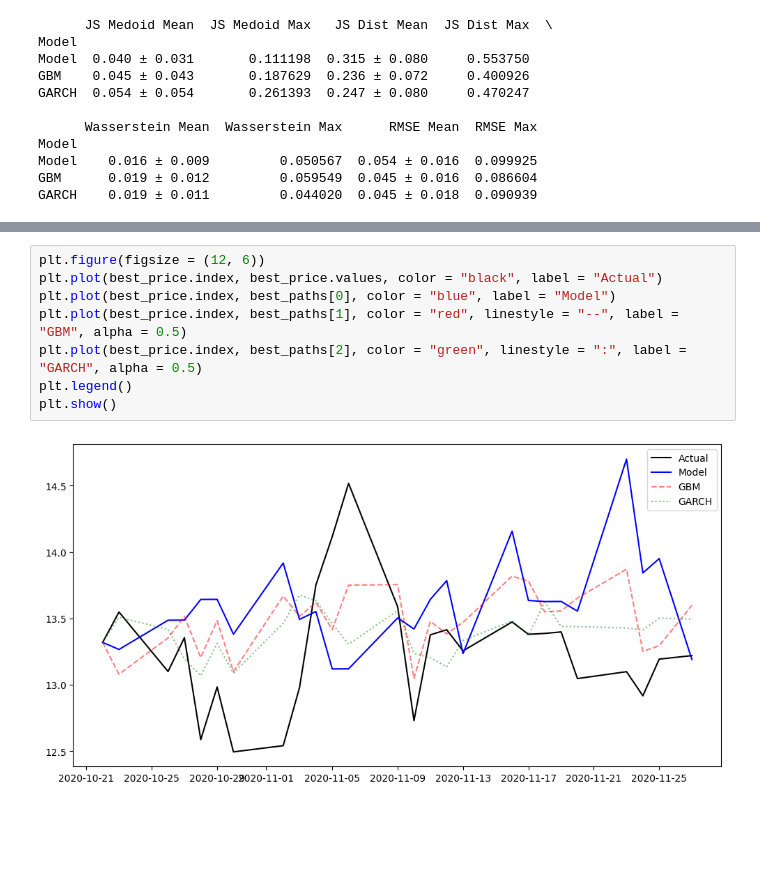
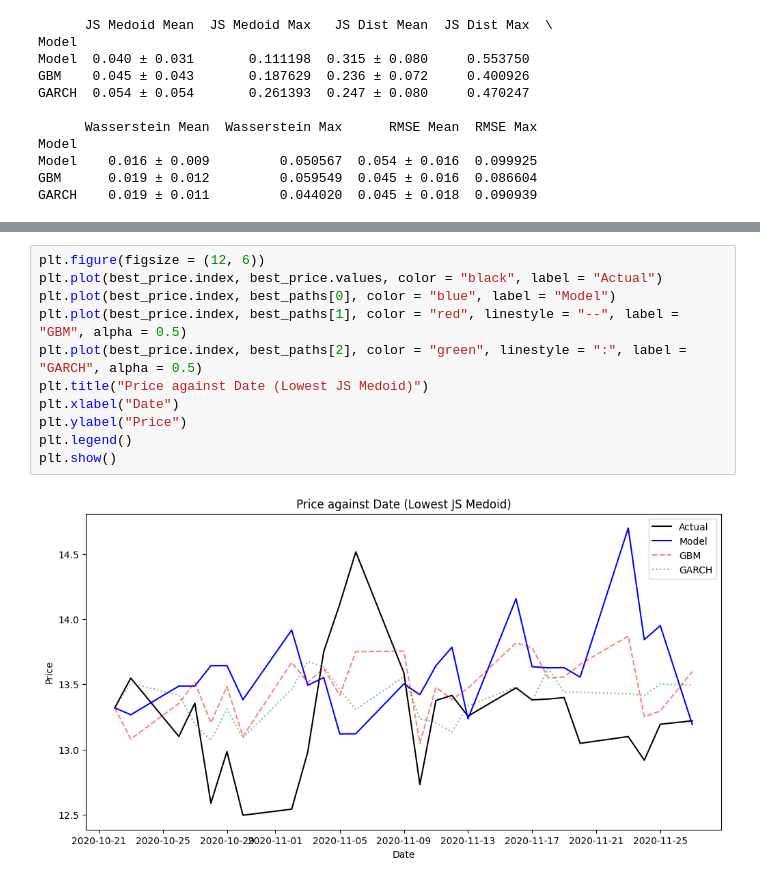
Before and after one commit to SJEGoh/Price-Prediction-Model, a Jupyter notebook: src/report.ipynb, the cells around one changed output, grey strips where cells are left out. Cells and saved outputs as stored; diff of their text form; blank space fills up the shorter version.

```diff
--- a/src/report.ipynb
+++ b/src/report.ipynb
@@ -332,13 +351,16 @@ GARCH    0.019 ± 0.011         0.044020  0.045 ± 0.018  0.090939
 # %%
 plt.figure(figsize = (12, 6))
 plt.plot(best_price.index, best_price.values, color = "black", label = "Actual")
 plt.plot(best_price.index, best_paths[0], color = "blue", label = "Model")
 plt.plot(best_price.index, best_paths[1], color = "red", linestyle = "--", label = "GBM", alpha = 0.5)
 plt.plot(best_price.index, best_paths[2], color = "green", linestyle = ":", label = "GARCH", alpha = 0.5)
+plt.title("Price against Date (Lowest JS Medoid)")
+plt.xlabel("Date")
+plt.ylabel("Price")
 plt.legend()
 plt.show()
 # %% [output]
-[figure, old version]
+[figure, new version]
 # %%
 plt.figure(figsize = (12, 6))
 plt.plot(worst_price.index, worst_price.values, color = "black", label = "Actual")
```
Also changed, not shown: parts of 12 cells of this notebook, 5 other files.
